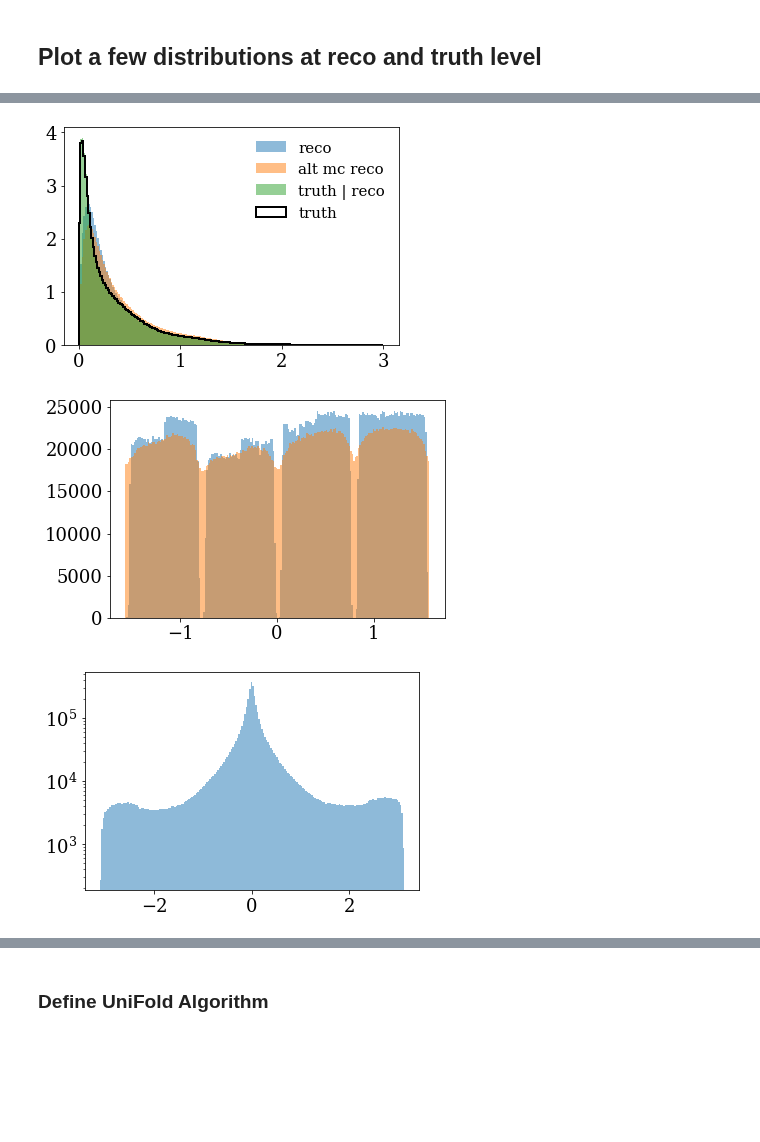
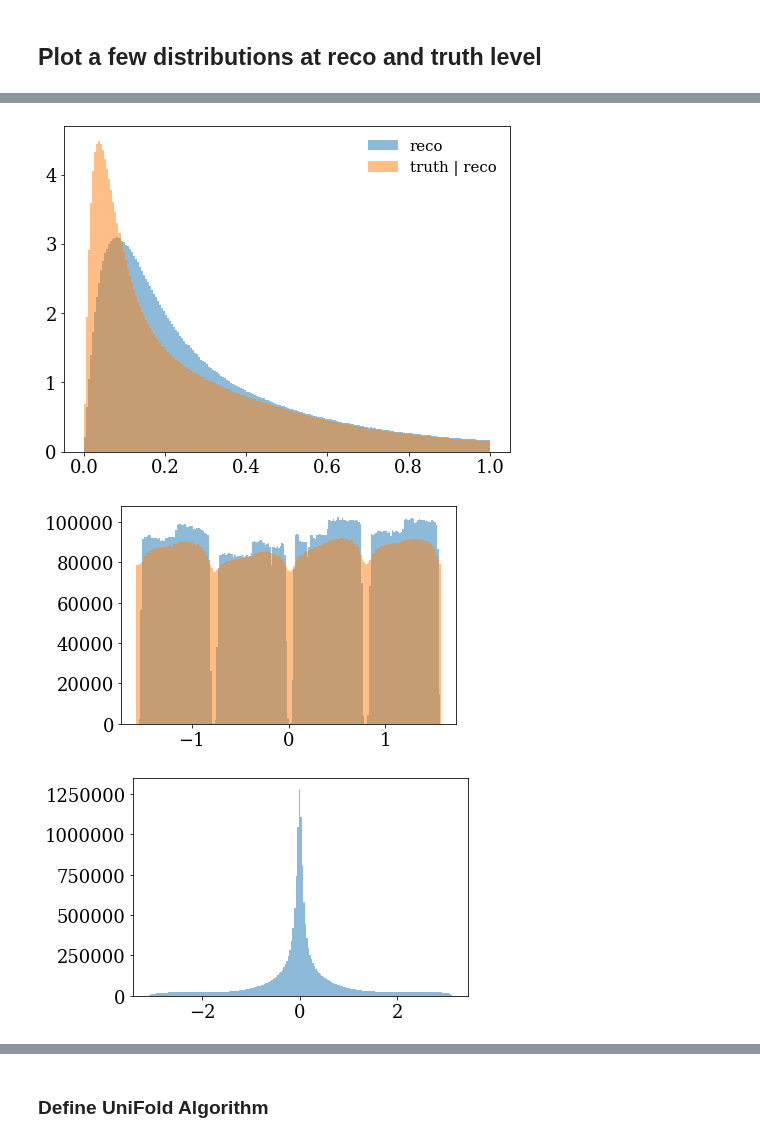
Before and after one commit to miguelignacio/disjets, a Jupyter notebook: Unfolding_jet.ipynb, the cells around one changed output, grey strips where cells are left out. Drawn from its saved outputs; the diff is of its cells as text; code cells hidden in the pictures; blank space fills up the shorter version.

```diff
--- a/Unfolding_jet.ipynb
+++ b/Unfolding_jet.ipynb
@@ -127,14 +136,16 @@ def applyCutsJets(df,isMC=False):
     temp.eval('jet_phi = arctan(jet_py/jet_px)',inplace=True)
     temp.eval('jet_dphi = e_phi-jet_phi',inplace=True)
     temp.eval('logQ2= log(Q2)/2.3025850', inplace=True)
-
-    temp = applyCut(temp, '0.2 < y < 0.7', '0.2 < y < 0.7')
+    temp.eval('Q = sqrt(Q2)', inplace=True)
+    temp = applyCut(temp, '0.08 < y < 0.7', '0.08 < y < 0.7')
     temp = applyCut(temp, 'Q2>150', 'Q2>150')
-    temp = applyCut(temp, 'pass_reco==0 | jet_pt>7.0', 'jet pT > 7 GeV')
-
+    temp = applyCut(temp, 'pass_reco==0 | jet_pt>5.0', 'jet pT > 5 GeV')
+    temp = applyCut(temp, 'pass_reco==0 | jet_eta>-1.0', 'jet eta > -1.0')
+    temp = applyCut(temp, 'pass_reco==0 | jet_eta<2.5', 'jet eta < 2.5')
 
     if(isMC):
         temp.eval('gen_logQ2= log(gen_Q2)/2.3025850', inplace=True)
+        temp.eval('gen_Q    = sqrt(gen_Q2)', inplace=True)
         temp.eval('gene_pt = sqrt(gene_px*gene_px + gene_py*gene_py)',inplace=True)
         temp.eval('genjet_px = genjet_pt*cos(genjet_phi)', inplace=True)
         temp.eval('genjet_py = genjet_pt*sin(genjet_phi)', inplace=True)
@@ -152,10 +163,15 @@ def applyCutsJets(df,isMC=False):
     return temp
 # %% [markdown]
 ## Get dataframes, apply selection
+# %%
+mc_name = 'Django'
+altmc_name = 'Rapgap'
+
+#altmc_name = 'Rapgap'
+#mc_name = 'Django'
 # %%
-path= '/data0/users/marratia/HERAdata/21-01-06-00-34-test17/out_ep0304/'
-
+#path= '/data0/users/marratia/HERAdata/21-01-06-00-34-test17/out_ep0304/'
+#path = '/data0/users/marratia/HERAdata/out_ep0607/'
+path = '/data0/users/marratia/HERAdata/test21/out_ep0607/'
 data = get_Dataframe(path, name='Data')
-mc = get_Dataframe(path, name='Rapgap')
-altmc = get_Dataframe(path, name='Django')
 # %% [output]
@@ -185,0 +185,2 @@ Index(['jet_pt', 'jet_phi', 'jet_eta', 'jet_dphi', 'genjet_pt', 'genjet_phi',
+# %%
+mc = get_Dataframe(path, name=mc_name)
@@ -245,14 +296,16 @@ plt.show()
 # %%
+fig = plt.figure(figsize=(8,6))
+
 #plt.hist(mc.query('pass_reco==1')['e_pt'],range=(0,50),bins=200,**plot_style_2)
-plt.hist(mc.query('pass_reco==1')['jet_qtnorm'],range=(0,3),bins=200,**plot_style_2,label='reco')
-plt.hist(altmc.query('pass_reco==1')['jet_qtnorm'],range=(0,3),bins=200,**plot_style_2,label='alt mc reco')
+plt.hist(mc.query('pass_reco==1 and jet_pt>10')['jet_qtnorm'],range=(0,1),bins=200,**plot_style_2,label='reco')
+#plt.hist(altmc.query('pass_reco==1 and jet_pt>10')['jet_qtnorm'],range=(0,3),bins=200,**plot_style_2,label='alt mc reco')
 
-plt.hist(mc.query('pass_reco==1')['genjet_qtnorm'],range=(0,3),bins=200,**plot_style_2, label='truth | reco')
-plt.hist(mc['genjet_qtnorm'],range=(0,3),bins=200,**plot_style_1, label='truth')
+plt.hist(mc.query('pass_reco==1 and jet_pt>10')['genjet_qtnorm'],range=(0,1),bins=200,**plot_style_2, label='truth | reco')
+#plt.hist(mc['genjet_qtnorm'],range=(0,3),bins=200,**plot_style_1, label='truth')
 plt.legend(loc='best')
 plt.show()
 # %% [output]
-[figure, old version]
+[figure, new version]
 # %%
 plt.hist(mc.query('pass_reco==1')['e_phi'],bins=200,alpha=0.5)
 plt.hist(mc.query('pass_reco==1')['jet_phi'],bins=200,alpha=0.5)
@@ -261,11 +314,11 @@ plt.hist(mc.query('pass_reco==1')['jet_phi'],bins=200,alpha=0.5)
 
 plt.show()
 # %% [output]
-[figure, old version]
+[figure, new version]
 # %%
 plt.hist(mc.query('pass_reco==1')['jet_dphi'],bins=200,alpha=0.5)
-plt.yscale('log')
+#plt.yscale('log')
 plt.show()
 # %% [output]
-[figure, old version]
+[figure, new version]
 # %%
```
Also changed, not shown: parts of 72 cells of this notebook, 2 other files.
